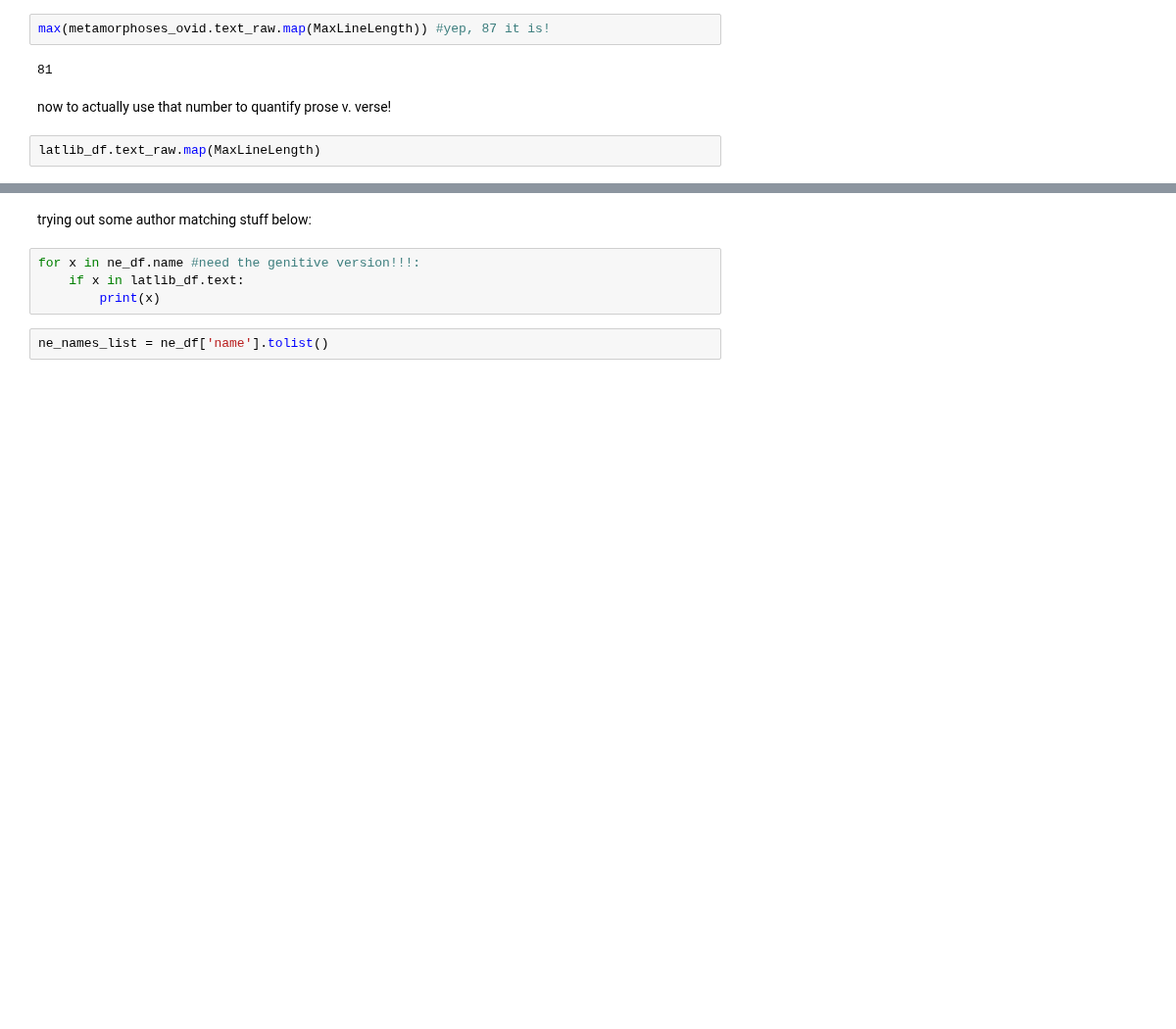
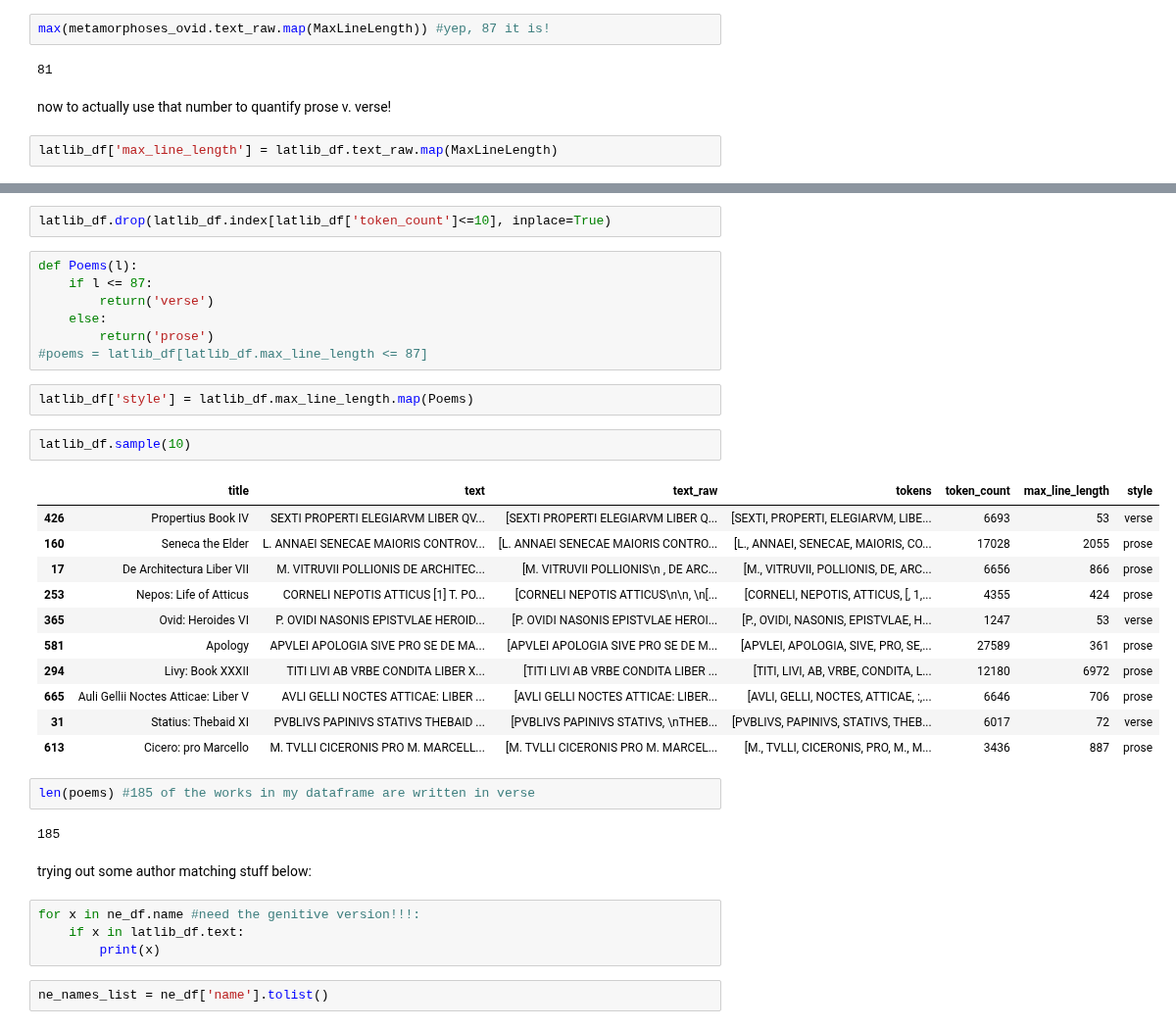
Before and after one commit to Data-Science-for-Linguists-2021/Latin-Vocabulary-Analysis, a Jupyter notebook: AnalysisCode.ipynb, the cells around one changed output, grey strips where cells are left out. Shown at 98% size. Saved outputs shown, nothing was run; the diff lists cells and outputs as text; blank space fills up the shorter version.

```diff
--- a/AnalysisCode.ipynb
+++ b/AnalysisCode.ipynb
@@ -199,4 +201,4 @@ max(metamorphoses_ovid.text_raw.map(MaxLineLength)) #yep, 87 it is!
 # %% [markdown]
 now to actually use that number to quantify prose v. verse!
 # %%
-latlib_df.text_raw.map(MaxLineLength)
+latlib_df['max_line_length'] = latlib_df.text_raw.map(MaxLineLength)
@@ -226,3 +214,32 @@ ValueError: The truth value of a Series is ambiguous. Use a.empty, a.bool(), a.i
+# %%
+latlib_df.drop(latlib_df.index[latlib_df['token_count']<=10], inplace=True)
+# %%
+def Poems(l):
+    if l <= 87:
+        return('verse')
+    else:
+        return('prose')
+#poems = latlib_df[latlib_df.max_line_length <= 87]
+# %%
+latlib_df['style'] = latlib_df.max_line_length.map(Poems)
+# %%
+latlib_df.sample(10)
+# %% [output]
+|  | title | text | text_raw | tokens | token_count | max_line_length | style |
+| 426 | Propertius Book IV | SEXTI PROPERTI ELEGIARVM LIBER QV... | [SEXTI PROPERTI ELEGIARVM LIBER Q... | [SEXTI, PROPERTI, ELEGIARVM, LIBE... | 6693 | 53 | verse |
+| 160 | Seneca the Elder | L. ANNAEI SENECAE MAIORIS CONTROV... | [L. ANNAEI SENECAE MAIORIS CONTRO... | [L., ANNAEI, SENECAE, MAIORIS, CO... | 17028 | 2055 | prose |
+| 17 | De Architectura Liber VII | M. VITRUVII POLLIONIS DE ARCHITEC... | [M. VITRUVII POLLIONIS\n , DE ARC... | [M., VITRUVII, POLLIONIS, DE, ARC... | 6656 | 866 | prose |
+| 253 | Nepos: Life of Atticus | CORNELI NEPOTIS ATTICUS [1] T. PO... | [CORNELI NEPOTIS ATTICUS\n\n, \n[... | [CORNELI, NEPOTIS, ATTICUS, [, 1,... | 4355 | 424 | prose |
+| 365 | Ovid: Heroides VI | P. OVIDI NASONIS EPISTVLAE HEROID... | [P. OVIDI NASONIS EPISTVLAE HEROI... | [P., OVIDI, NASONIS, EPISTVLAE, H... | 1247 | 53 | verse |
+| 581 | Apology | APVLEI APOLOGIA SIVE PRO SE DE MA... | [APVLEI APOLOGIA SIVE PRO SE DE M... | [APVLEI, APOLOGIA, SIVE, PRO, SE,... | 27589 | 361 | prose |
+| 294 | Livy: Book XXXII | TITI LIVI AB VRBE CONDITA LIBER X... | [TITI LIVI AB VRBE CONDITA LIBER ... | [TITI, LIVI, AB, VRBE, CONDITA, L... | 12180 | 6972 | prose |
+| 665 | Auli Gellii Noctes Atticae: Liber V | AVLI GELLI NOCTES ATTICAE: LIBER ... | [AVLI GELLI NOCTES ATTICAE: LIBER... | [AVLI, GELLI, NOCTES, ATTICAE, :,... | 6646 | 706 | prose |
+| 31 | Statius: Thebaid XI | PVBLIVS PAPINIVS STATIVS THEBAID ... | [PVBLIVS PAPINIVS STATIVS, \nTHEB... | [PVBLIVS, PAPINIVS, STATIVS, THEB... | 6017 | 72 | verse |
+| 613 | Cicero: pro Marcello | M. TVLLI CICERONIS PRO M. MARCELL... | [M. TVLLI CICERONIS PRO M. MARCEL... | [M., TVLLI, CICERONIS, PRO, M., M... | 3436 | 887 | prose |
+# %%
+len(poems) #185 of the works in my dataframe are written in verse
+# %% [output]
+185
 # %% [markdown]
 trying out some author matching stuff below:
 # %%
```
Also changed, not shown: parts of 5 cells of this notebook.
